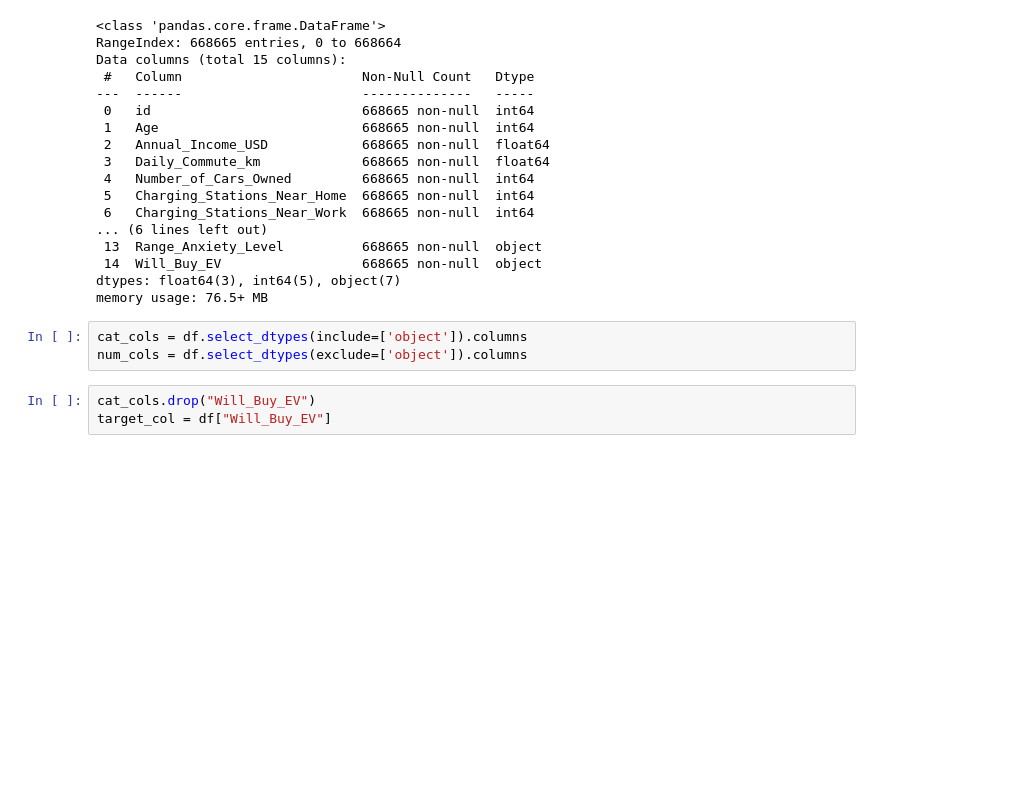
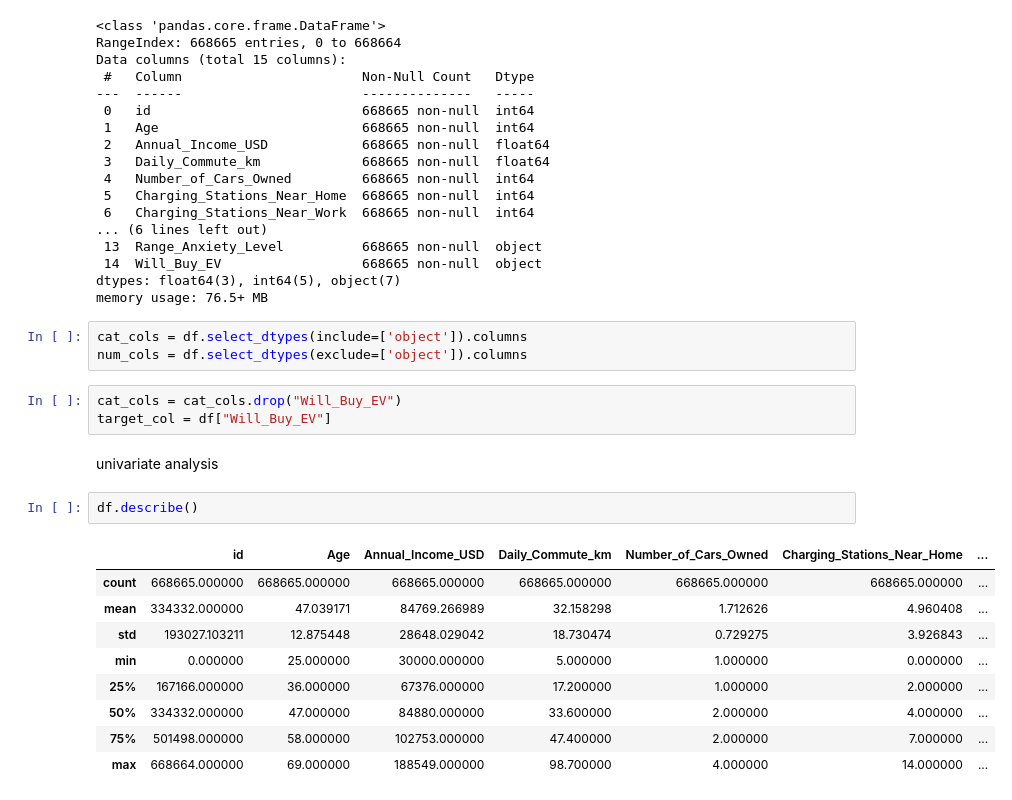
Before and after one commit to anushka3690/Predicting-Electric-Vehicle-Purchases, a Jupyter notebook: notebook/model1.ipynb, the cells around one changed output. Cells and saved outputs as stored; diff of their text form; blank space fills up the shorter version.

```diff
--- a/notebook/model1.ipynb
+++ b/notebook/model1.ipynb
@@ -45,5 +45,19 @@ memory usage: 76.5+ MB
 cat_cols = df.select_dtypes(include=['object']).columns
 num_cols = df.select_dtypes(exclude=['object']).columns
 # %%
-cat_cols.drop("Will_Buy_EV")
+cat_cols = cat_cols.drop("Will_Buy_EV")
 target_col = df["Will_Buy_EV"]
+# %% [markdown]
+univariate analysis
+# %%
+df.describe()
+# %% [output]
+|  | id | Age | Annual_Income_USD | Daily_Commute_km | Number_of_Cars_Owned | Charging_Stations_Near_Home | ... |
+| count | 668665.000000 | 668665.000000 | 668665.000000 | 668665.000000 | 668665.000000 | 668665.000000 | ... |
+| mean | 334332.000000 | 47.039171 | 84769.266989 | 32.158298 | 1.712626 | 4.960408 | ... |
+| std | 193027.103211 | 12.875448 | 28648.029042 | 18.730474 | 0.729275 | 3.926843 | ... |
+| min | 0.000000 | 25.000000 | 30000.000000 | 5.000000 | 1.000000 | 0.000000 | ... |
+| 25% | 167166.000000 | 36.000000 | 67376.000000 | 17.200000 | 1.000000 | 2.000000 | ... |
+| 50% | 334332.000000 | 47.000000 | 84880.000000 | 33.600000 | 2.000000 | 4.000000 | ... |
+| 75% | 501498.000000 | 58.000000 | 102753.000000 | 47.400000 | 2.000000 | 7.000000 | ... |
+| max | 668664.000000 | 69.000000 | 188549.000000 | 98.700000 | 4.000000 | 14.000000 | ... |
```
Also changed, not shown: parts of 7 cells of this notebook.
